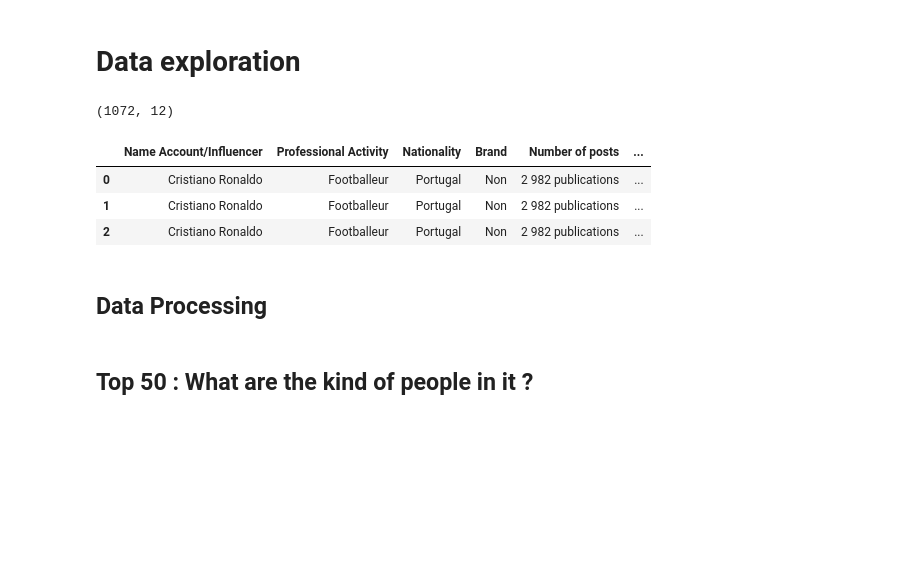
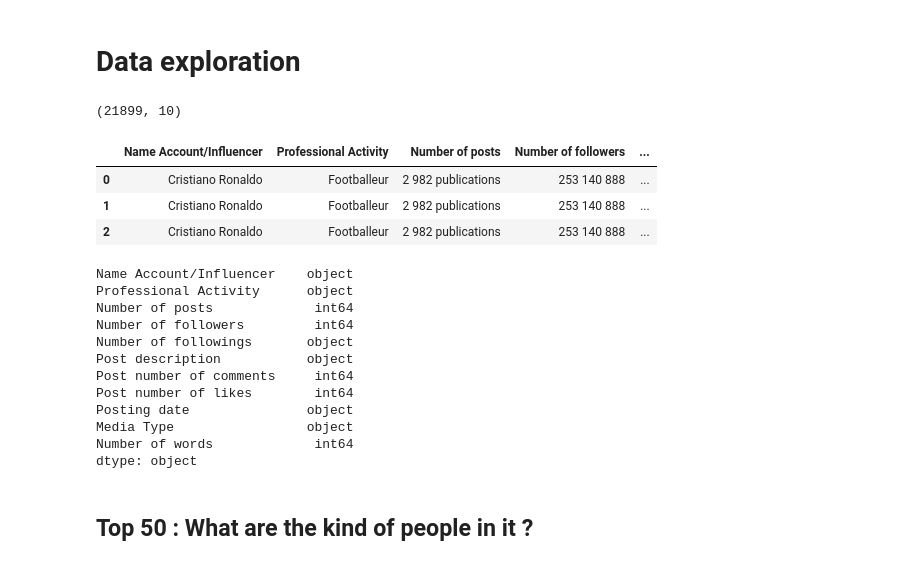
Before and after one commit to BadrAlpha07/Data-Camp-Project, a Jupyter notebook: Starting_kit_engagement_rate.ipynb, the cells around one changed output. Drawn from its saved outputs; the diff is of its cells as text; code cells hidden in the pictures; blank space fills up the shorter version.

```diff
--- a/Starting_kit_engagement_rate.ipynb
+++ b/Starting_kit_engagement_rate.ipynb
@@ -48,22 +48,24 @@ Aim : Predict the engagment rate by instagramers
 Scoring : "Root mean square error" which is defined by the following formula :
 # %% [markdown]
 # Data exploration
-# %%
-df = pd.read_csv('Data/cr7.csv')
-df = df = df.iloc[:1072,:]
-
-df = df.drop(columns = ['Links to publication_gen_info', 'Links to profile', 'Account description',
-                       'Verified Status', 'Links to publication_pub_info'])
-df.shape
-# %% [output]
-(1072, 12)
-# %%
-df.head(3)
-# %% [output]
-|  | Name Account/Influencer | Professional Activity | Nationality | Brand | Number of posts | ... |
-| 0 | Cristiano Ronaldo | Footballeur | Portugal | Non | 2 982 publications | ... |
-| 1 | Cristiano Ronaldo | Footballeur | Portugal | Non | 2 982 publications | ... |
-| 2 | Cristiano Ronaldo | Footballeur | Portugal | Non | 2 982 publications | ... |
-# %% [markdown]
-## Data Processing
+# %%
+df1 = pd.read_csv('Data/2.Final_dataset/posts_infos_influencers_world_0_10.csv')
+df2 = pd.read_csv('Data/2.Final_dataset/posts_infos_influencers_world_10_20.csv')
+df3 = pd.read_csv('Data/2.Final_dataset/posts_infos_influencers_world_20_30.csv')
+df4 = pd.read_csv('Data/2.Final_dataset/posts_infos_influencers_world_30_40.csv')
+
+df_1 = pd.concat([df1, df2], axis=0)
+df_2 = pd.concat([df3, df4], axis=0)
+
+df = pd.concat([df_1, df_2], axis=0)
+df = df.drop(columns = ['Links to publication', 'Links to profile', 'Account description',
+                       'Verified Status'])
+print(df.shape)
+df.head(3)
+# %% [output]
+(21899, 10)
+|  | Name Account/Influencer | Professional Activity | Number of posts | Number of followers | ... |
+| 0 | Cristiano Ronaldo | Footballeur | 2 982 publications | 253 140 888 | ... |
+| 1 | Cristiano Ronaldo | Footballeur | 2 982 publications | 253 140 888 | ... |
+| 2 | Cristiano Ronaldo | Footballeur | 2 982 publications | 253 140 888 | ... |
 # %%
@@ -75,6 +83,21 @@ df['Media Type'] = df['Media Type'].replace({'Photo':0, 'Video':1})
 
 #Count the number of words in the description
 df['Number of words'] = pd.Series([len(re.findall(r'\w+', line)) for line in df['Post description']])
+# %%
+df.dtypes
+# %% [output]
+Name Account/Influencer    object
+Professional Activity      object
+Number of posts             int64
+Number of followers         int64
+Number of followings       object
+Post description           object
+Post number of comments     int64
+Post number of likes        int64
+Posting date               object
+Media Type                 object
+Number of words             int64
+dtype: object
 # %% [markdown]
 ## Top 50 : What are the kind of people in it ?
 # %% [markdown]
```
Also changed, not shown: parts of 2 cells of this notebook.
